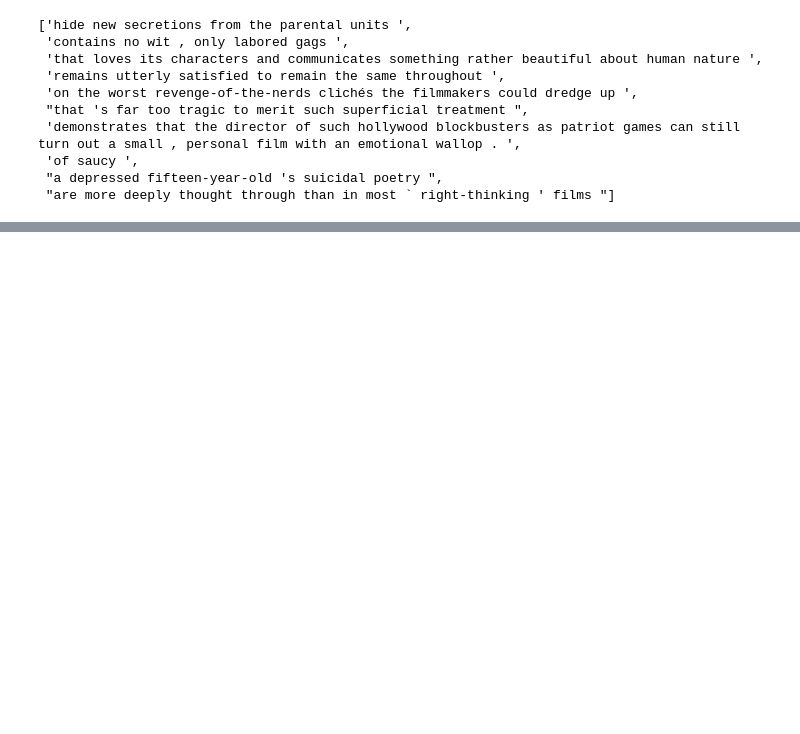
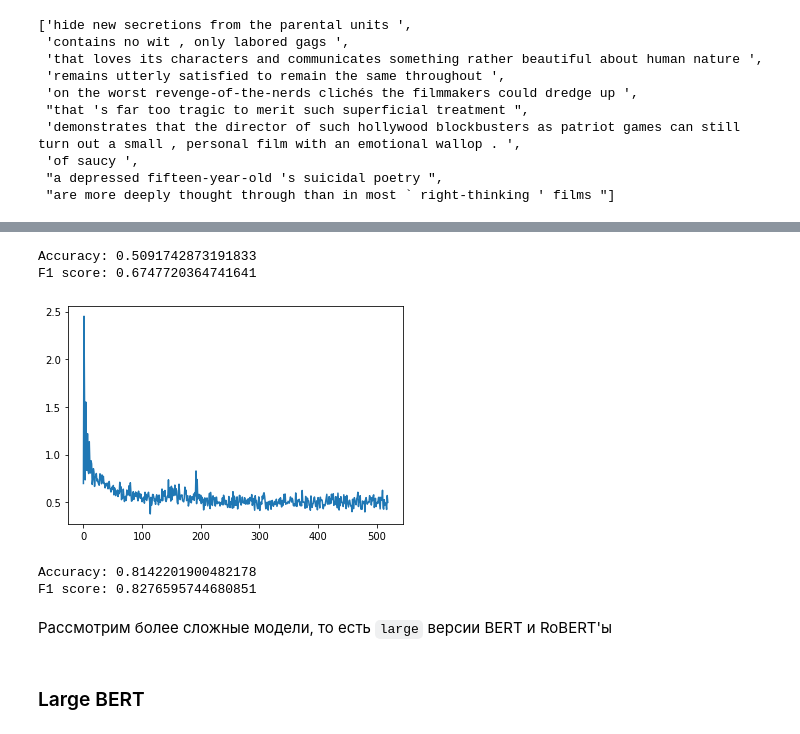
Before and after one commit to rrevoid/nlp-testing, a Jupyter notebook: tasks/sst2.ipynb, the cells around one changed output, grey strips where cells are left out. Saved outputs shown, nothing was run; the diff lists cells and outputs as text; code cells hidden in the pictures; blank space fills up the shorter version.

```diff
--- a/tasks/sst2.ipynb
+++ b/tasks/sst2.ipynb
@@ -366,0 +208,4 @@ F1 score: 0.892485549132948
+# %%
+model, tokenizer = get_model_and_tokenizer("roberta-base")
+
+model = model.to(device)
@@ -366,0 +218,25 @@ F1 score: 0.892485549132948
+# %%
+evaluate_model(model, tokenizer, val_loader)
+# %% [output]
+Accuracy: 0.5091742873191833
+F1 score: 0.6747720364741641
+# %%
+# bs 128
+
+criterion = nn.CrossEntropyLoss()
+optimizer = optim.Adam(model.parameters(), lr=1e-2)
+scheduler = optim.lr_scheduler.StepLR(optimizer, gamma=0.1, step_size=200)
+
+train_model(model, tokenizer, optimizer, criterion, scheduler,
+            train_loader, num_epochs=1)
+# %% [output]
+[figure, added]
+# %%
+evaluate_model(model, tokenizer, val_loader)
+# %% [output]
+Accuracy: 0.8142201900482178
+F1 score: 0.8276595744680851
+# %% [markdown]
+Рассмотрим более сложные модели, то есть `large` версии BERT и RoBERT'ы
+# %% [markdown]
+### Large BERT
```
Also changed, not shown: parts of 62 cells of this notebook, 3 other files.
